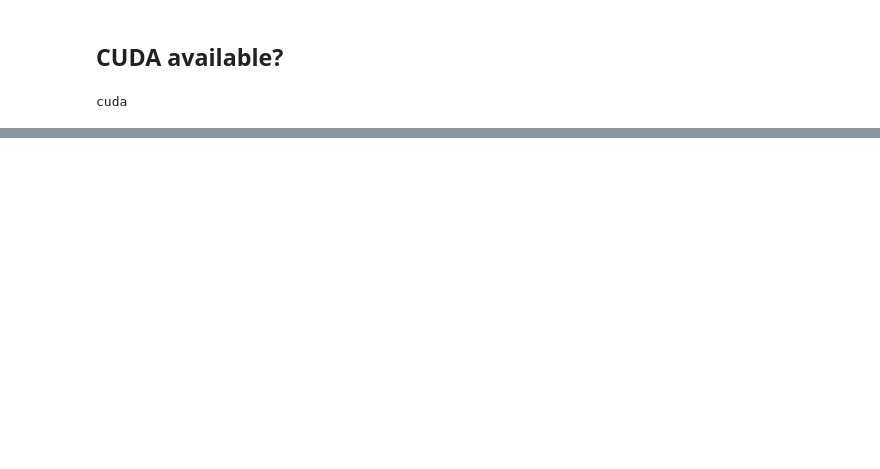
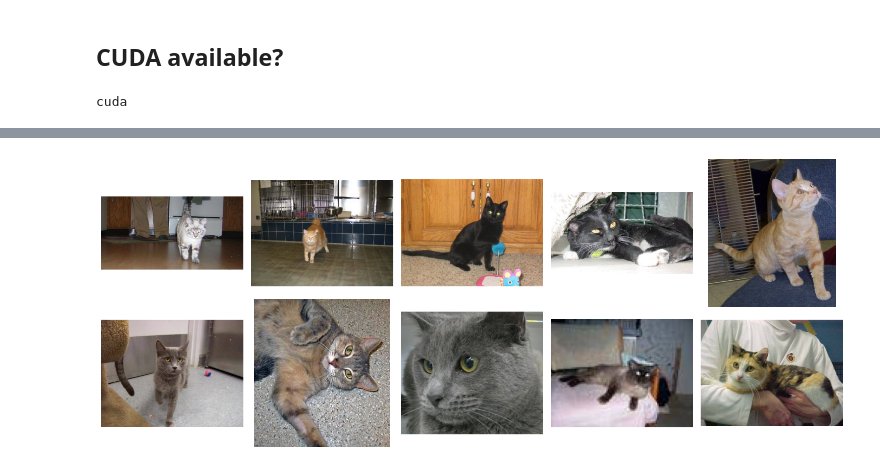
Before and after one commit to henrikdchristensen/SDU-DeepLearning-project1, a Jupyter notebook: notebook.ipynb, the cells around one changed output, grey strips where cells are left out. Drawn from its saved outputs; the diff is of its cells as text; code cells hidden in the pictures; blank space fills up the shorter version.

```diff
--- a/notebook.ipynb
+++ b/notebook.ipynb
@@ -447,0 +41,30 @@ plot_handler(mom_results, mom_configs)
+# %%
+from torchvision import datasets
+import matplotlib.pyplot as plt
+import numpy as np
+import random
+
+# Load the dataset without transformations
+original_dataset = datasets.ImageFolder("data/train", transform=None)
+
+# Filter for "cats" images only
+cat_class_index = original_dataset.class_to_idx['cats']  # Get the index for the 'cats' class
+cat_images = [img for img, label in original_dataset if label == cat_class_index]
+
+# Function to display random images in a 2-row grid
+def show_random_cat_images(cat_images, num_images=10, images_per_row=5):
+    random_cats = random.sample(cat_images, num_images)  # Take a random sample of cat images
+    rows = num_images // images_per_row
+    fig, axes = plt.subplots(rows, images_per_row, figsize=(15, 6))
+    axes = axes.flatten()
+    for i, img in enumerate(random_cats):
+        img_np = np.array(img)  # Convert PIL image to numpy array for display
+        axes[i].imshow(img_np)
+        axes[i].axis('off')
+    plt.tight_layout()
+    plt.show()
+
+# Display 10 random cat images in a 2-row grid (5 per row)
+show_random_cat_images(cat_images, num_images=10, images_per_row=5)
+# %% [output]
+[figure, added]
```
Also changed, not shown: parts of 61 cells of this notebook, 6 other files.
